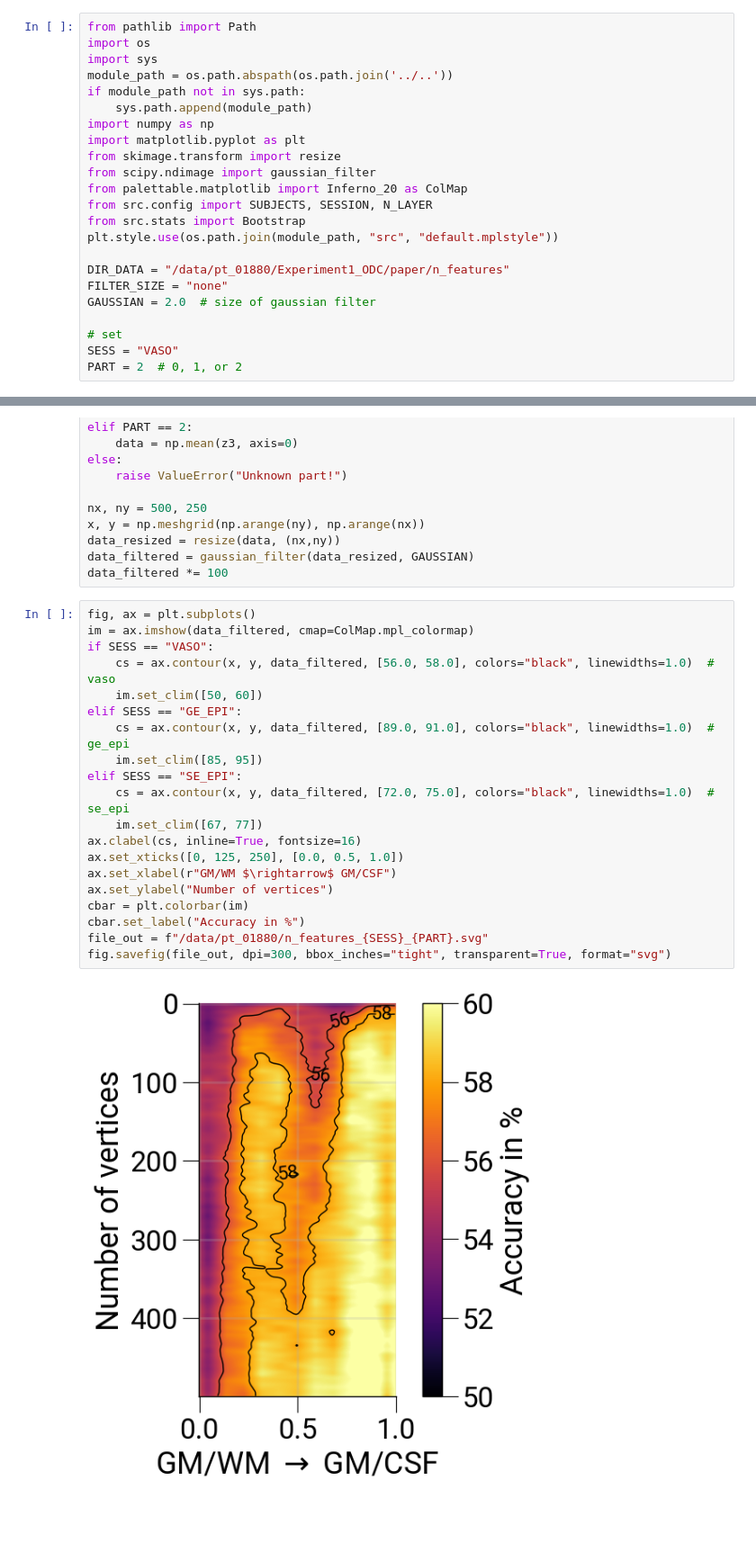
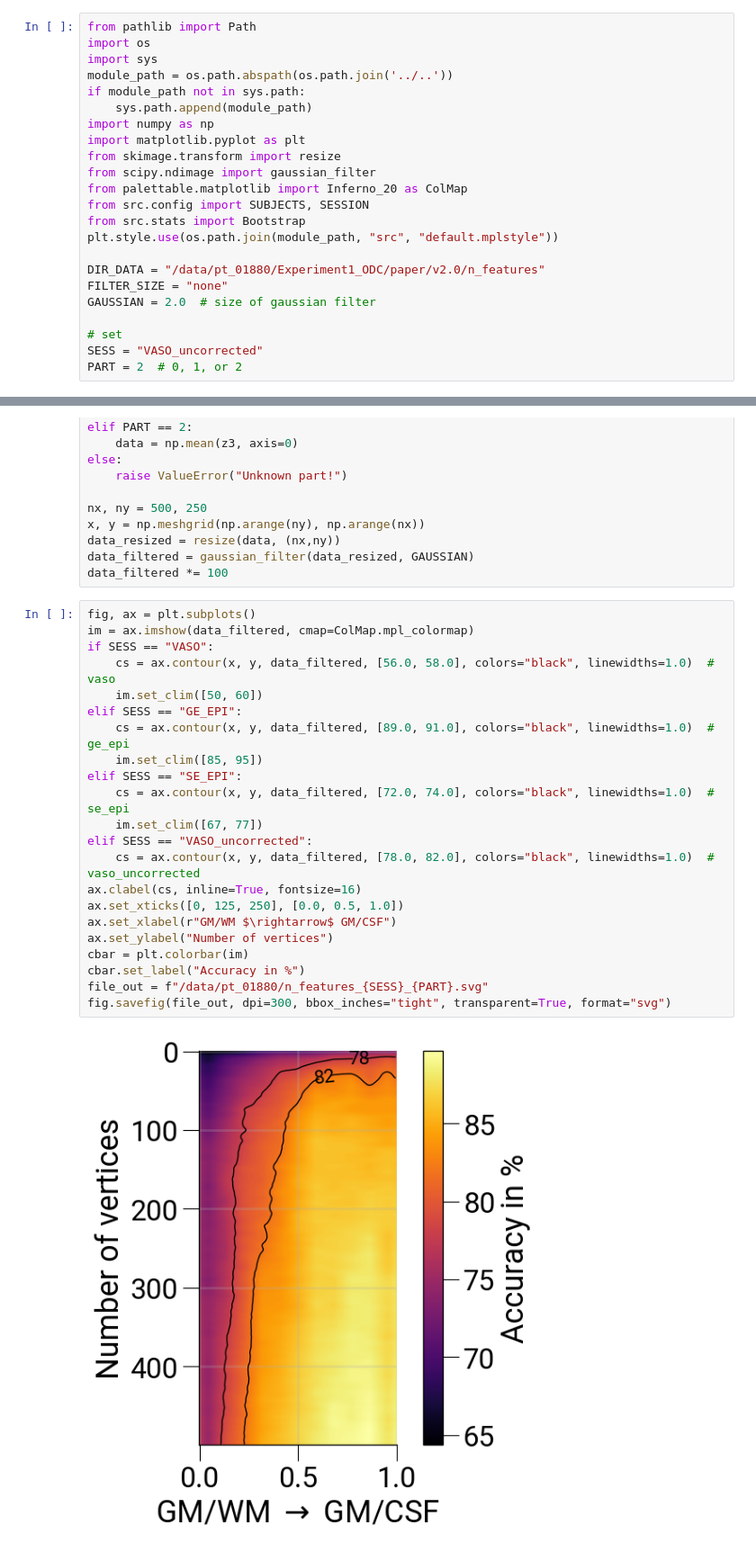
Before and after one commit to haenelt/odc, a Jupyter notebook: notebooks/manuscript/n_features.ipynb, the cells around one changed output, grey strips where cells are left out. Shown at 90% size. Drawn from its saved outputs; the diff is of its cells as text; blank space fills up the shorter version.

```diff
--- a/notebooks/manuscript/n_features.ipynb
+++ b/notebooks/manuscript/n_features.ipynb
@@ -12,16 +12,16 @@ import matplotlib.pyplot as plt
 from skimage.transform import resize
 from scipy.ndimage import gaussian_filter
 from palettable.matplotlib import Inferno_20 as ColMap
-from src.config import SUBJECTS, SESSION, N_LAYER
+from src.config import SUBJECTS, SESSION
 from src.stats import Bootstrap
 plt.style.use(os.path.join(module_path, "src", "default.mplstyle"))
 
-DIR_DATA = "/data/pt_01880/Experiment1_ODC/paper/n_features"
+DIR_DATA = "/data/pt_01880/Experiment1_ODC/paper/v2.0/n_features"
 FILTER_SIZE = "none"
 GAUSSIAN = 2.0  # size of gaussian filter
 
 # set
-SESS = "VASO"
+SESS = "VASO_uncorrected"
 PART = 2  # 0, 1, or 2
 # %%
 def get_profile(sess, day):
@@ -52,22 +52,24 @@ data_filtered *= 100
 # %%
 fig, ax = plt.subplots()
 im = ax.imshow(data_filtered, cmap=ColMap.mpl_colormap)
 if SESS == "VASO":
     cs = ax.contour(x, y, data_filtered, [56.0, 58.0], colors="black", linewidths=1.0)  # vaso
     im.set_clim([50, 60])
 elif SESS == "GE_EPI":
     cs = ax.contour(x, y, data_filtered, [89.0, 91.0], colors="black", linewidths=1.0)  # ge_epi
     im.set_clim([85, 95])
 elif SESS == "SE_EPI":
-    cs = ax.contour(x, y, data_filtered, [72.0, 75.0], colors="black", linewidths=1.0)  # se_epi
+    cs = ax.contour(x, y, data_filtered, [72.0, 74.0], colors="black", linewidths=1.0)  # se_epi
     im.set_clim([67, 77])
+elif SESS == "VASO_uncorrected":
+    cs = ax.contour(x, y, data_filtered, [78.0, 82.0], colors="black", linewidths=1.0)  # vaso_uncorrected
 ax.clabel(cs, inline=True, fontsize=16)
 ax.set_xticks([0, 125, 250], [0.0, 0.5, 1.0])
 ax.set_xlabel(r"GM/WM $\rightarrow$ GM/CSF")
 ax.set_ylabel("Number of vertices")
 cbar = plt.colorbar(im)
 cbar.set_label("Accuracy in %")
 file_out = f"/data/pt_01880/n_features_{SESS}_{PART}.svg"
 fig.savefig(file_out, dpi=300, bbox_inches="tight", transparent=True, format="svg")
 # %% [output]
-[figure, old version]
+[figure, new version]
```
Also changed, not shown: 59 other files.
